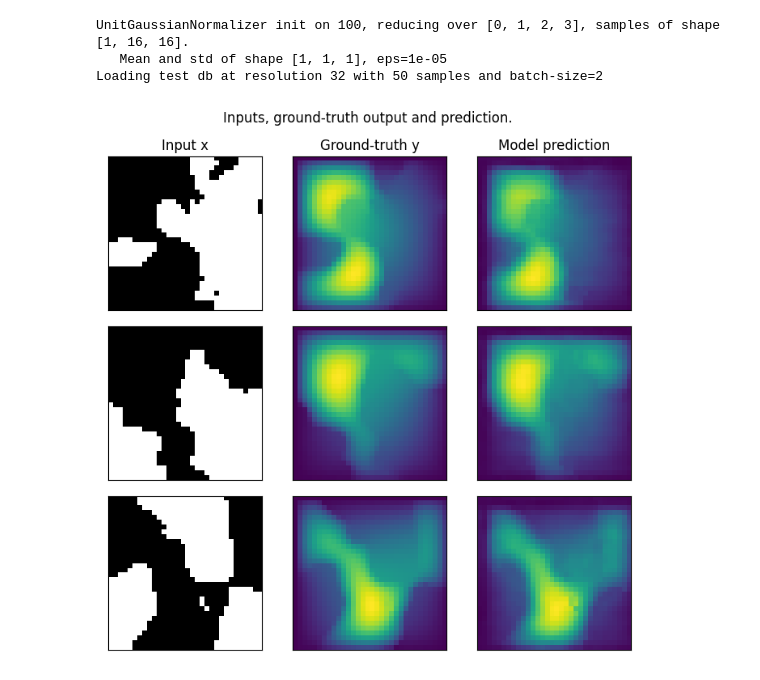
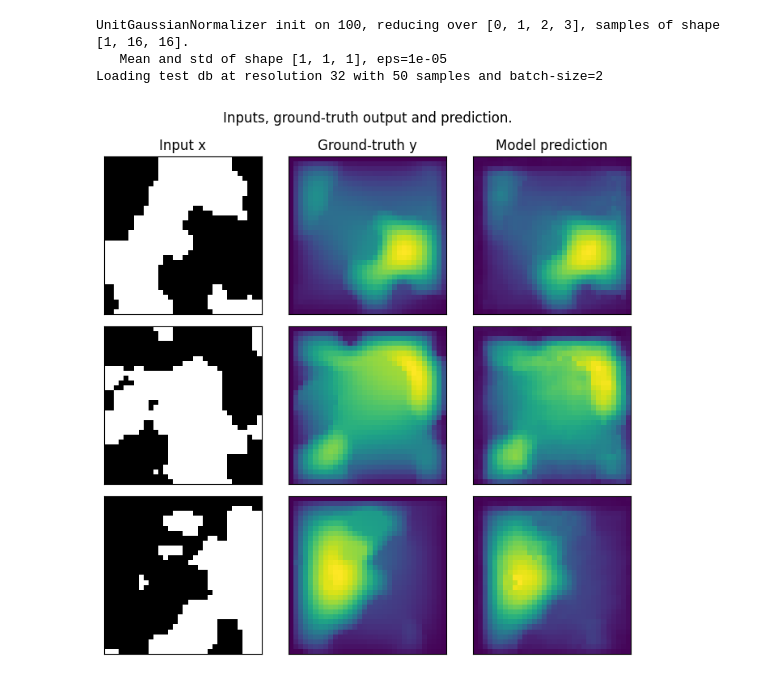
Before and after one commit to jiamingkong/fno_paddle, a Jupyter notebook: eval.ipynb, the cells around one changed output. Saved outputs shown, nothing was run; the diff lists cells and outputs as text; code cells hidden in the pictures.

```diff
--- a/eval.ipynb
+++ b/eval.ipynb
@@ -27,37 +27,37 @@ test_samples = test_loaders[32].dataset
 
 fig = plt.figure(figsize=(7, 7))
 for index in range(3):
-    data = test_samples[index]
+    data = test_samples[index+3]
     # Input x
     x = data['x']
     # Ground-truth
     y = data['y']
     # Model prediction
     out = model(x.unsqueeze(0).cuda()).cpu()
 
     ax = fig.add_subplot(3, 3, index*3 + 1)
     ax.imshow(x[0], cmap='gray')
     if index == 0:
         ax.set_title('Input x')
     plt.xticks([], [])
     plt.yticks([], [])
 
     ax = fig.add_subplot(3, 3, index*3 + 2)
     ax.imshow(y.squeeze())
     if index == 0:
         ax.set_title('Ground-truth y')
     plt.xticks([], [])
     plt.yticks([], [])
 
     ax = fig.add_subplot(3, 3, index*3 + 3)
     ax.imshow(out.squeeze().detach().numpy())
     if index == 0:
         ax.set_title('Model prediction')
     plt.xticks([], [])
     plt.yticks([], [])
 
 fig.suptitle('Inputs, ground-truth output and prediction.', y=0.98)
 plt.tight_layout()
 fig.show()
 # %% [output]
-[figure, old version]
+[figure, new version]
```
Also changed, not shown: 4 other files.
